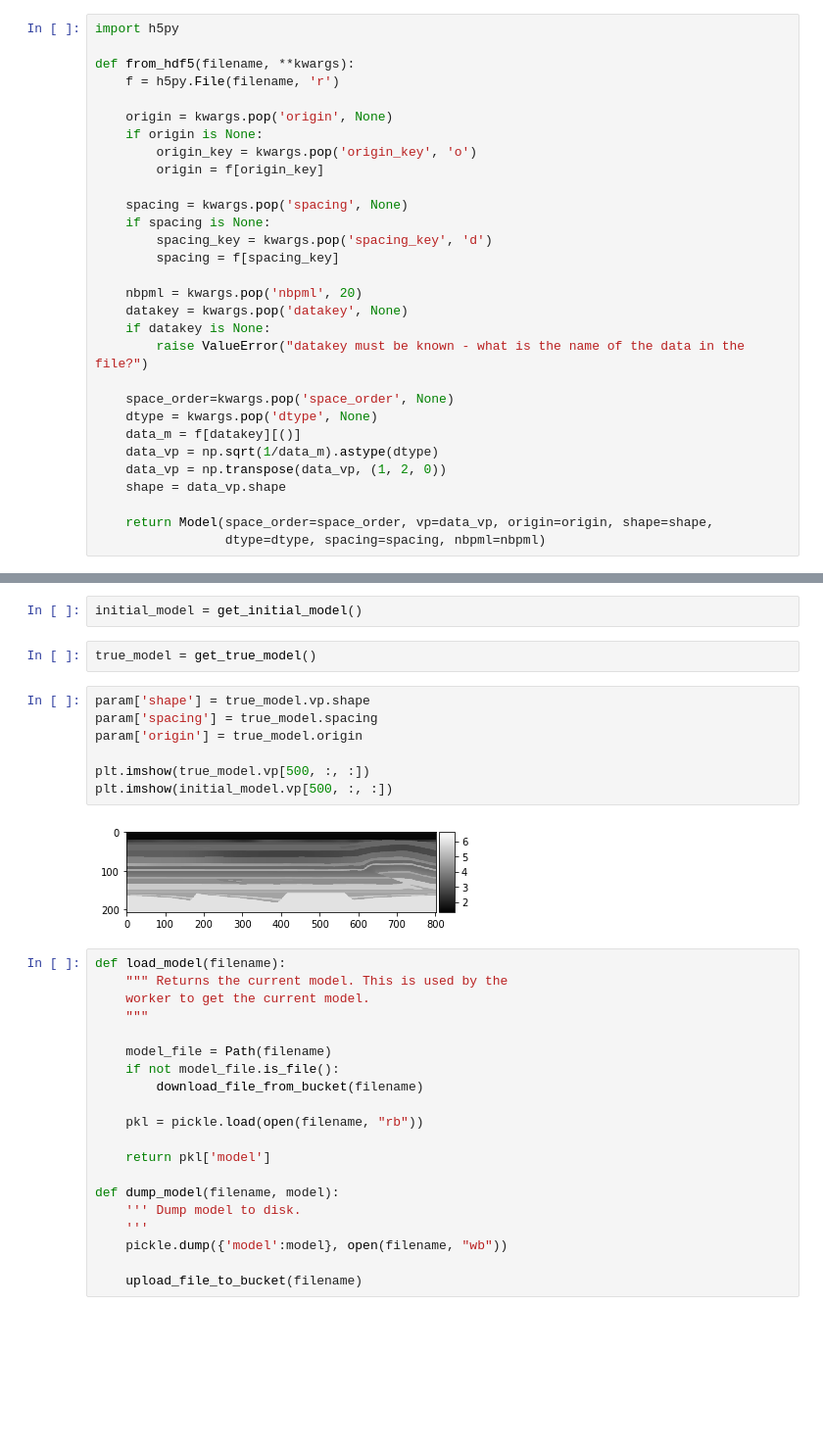
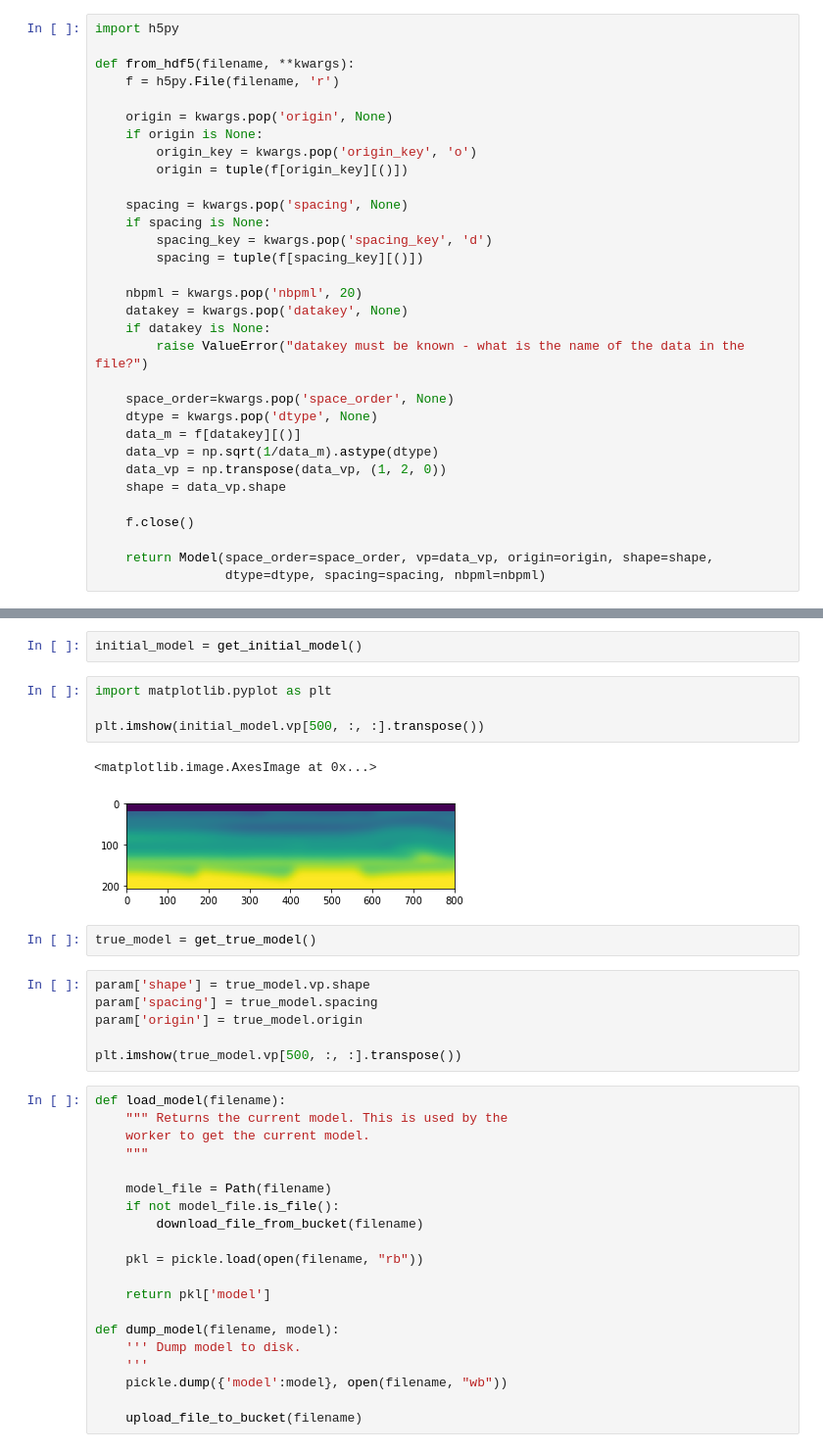
Before and after one commit to zhang-rx/devito, a Jupyter notebook: examples/seismic/tutorials/seg-cloud.ipynb, the cells around one changed output, grey strips where cells are left out. Shown at 98% size. Cells and saved outputs as stored; diff of their text form; blank space fills up the shorter version.

```diff
--- a/examples/seismic/tutorials/seg-cloud.ipynb
+++ b/examples/seismic/tutorials/seg-cloud.ipynb
@@ -34,12 +34,12 @@ def from_hdf5(filename, **kwargs):
     origin = kwargs.pop('origin', None)
     if origin is None:
         origin_key = kwargs.pop('origin_key', 'o')
-        origin = f[origin_key]
+        origin = tuple(f[origin_key][()])
 
     spacing = kwargs.pop('spacing', None)
     if spacing is None:
         spacing_key = kwargs.pop('spacing_key', 'd')
-        spacing = f[spacing_key]
+        spacing = tuple(f[spacing_key][()])
 
     nbpml = kwargs.pop('nbpml', 20)
     datakey = kwargs.pop('datakey', None)
@@ -53,6 +53,8 @@ def from_hdf5(filename, **kwargs):
     data_vp = np.transpose(data_vp, (1, 2, 0))
     shape = data_vp.shape
 
+    f.close()
+
     return Model(space_order=space_order, vp=data_vp, origin=origin, shape=shape,
                  dtype=dtype, spacing=spacing, nbpml=nbpml)
 # %% [markdown]
@@ -159,6 +161,13 @@ def get_initial_model():
                      datakey='m0', dtype=np.float32)
 # %%
 initial_model = get_initial_model()
+# %%
+import matplotlib.pyplot as plt
+
+plt.imshow(initial_model.vp[500, :, :].transpose())
+# %% [output]
+<matplotlib.image.AxesImage at 0x...>
+[figure, added]
 # %%
 true_model = get_true_model()
 # %%
@@ -166,10 +175,7 @@ param['shape'] = true_model.vp.shape
 param['spacing'] = true_model.spacing
 param['origin'] = true_model.origin
 
-plt.imshow(true_model.vp[500, :, :])
-plt.imshow(initial_model.vp[500, :, :])
+plt.imshow(true_model.vp[500, :, :].transpose())
-# %% [output]
-[figure, removed]
 # %%
 def load_model(filename):
     """ Returns the current model. This is used by the
```
Also changed, not shown: parts of 5 cells of this notebook.
